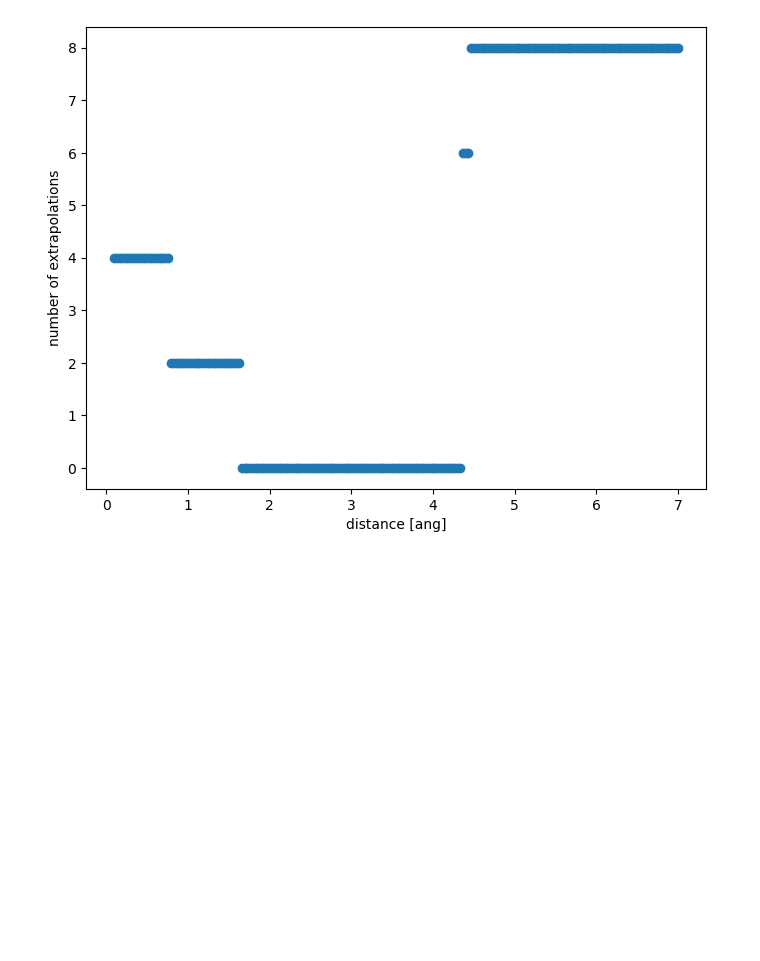
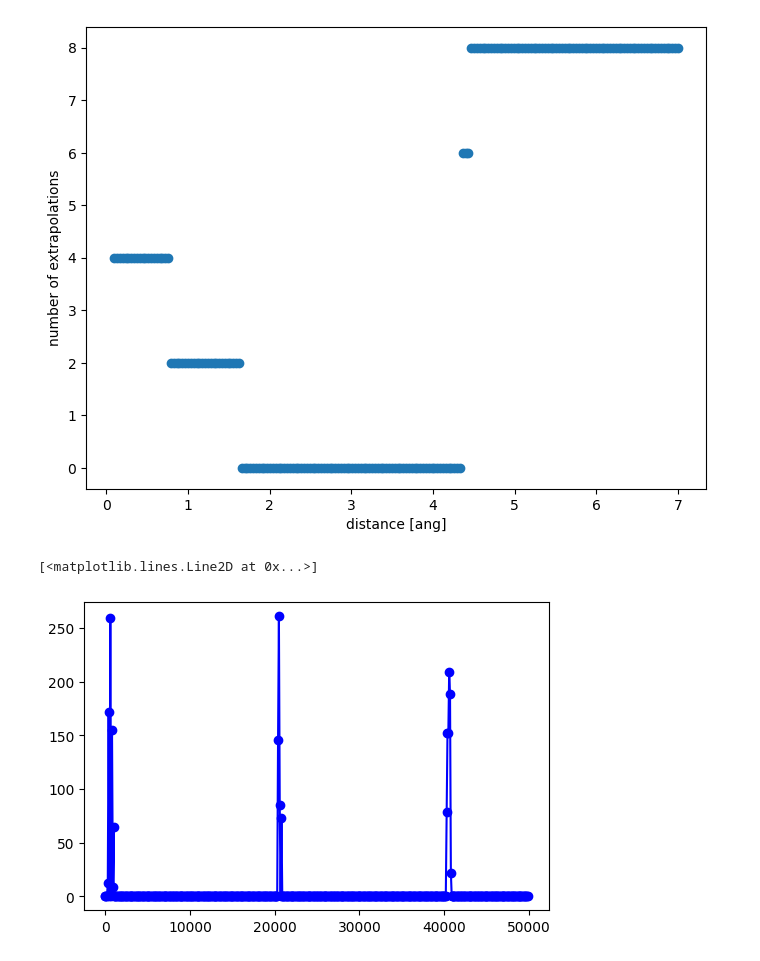
Before and after one commit to y1u0d2a1i/ml_potential, a Jupyter notebook: analyze/lmp/wip/extrapolation_analysis.ipynb, the cells around one changed output. Drawn from its saved outputs; the diff is of its cells as text; code cells hidden in the pictures; blank space fills up the shorter version.

Commit message:
add extrapolation analysis

```diff
--- a/analyze/lmp/wip/extrapolation_analysis.ipynb
+++ b/analyze/lmp/wip/extrapolation_analysis.ipynb
@@ -31,3 +31,26 @@ ax.set(xlabel='distance [ang]', ylabel='number of extrapolations')
 # %% [output]
 [Text(0.5, 0, 'distance [ang]'), Text(0, 0.5, 'number of extrapolations')]
 [figure]
+# %%
+# During sputtering simulation
+with open("/home/k0472/k047207/result/lammps/Si/sputtering/ml/model_19/0deg_200eV/nnp_ew.log", mode='r') as f:
+    lines = [s.strip() for s in f.readlines()]
+
+extrapolation_list = []
+for l in lines:
+    # remove blank from l.split(' ')
+    l = [s for s in l.split(' ') if s != '']
+    timestep = int(l[6])
+    num_extrapolattion = int(l[8])
+    extrapolation_list.append([timestep, num_extrapolattion])
+
+extrapolation_df = pd.DataFrame(extrapolation_list, columns=['timestep', 'num_extrapolation'])
+# %%
+extrapolation_df_for_plot = extrapolation_df.query('timestep < 50000')
+# %%
+fig, ax = plt.subplots(figsize=(6,4))
+
+ax.plot(extrapolation_df_for_plot['timestep'], extrapolation_df_for_plot['num_extrapolation'], marker='o', color='blue', label='extrapolation')
+# %% [output]
+[<matplotlib.lines.Line2D at 0x...>]
+[figure, added]
```
Also changed, not shown: 1 other file.
